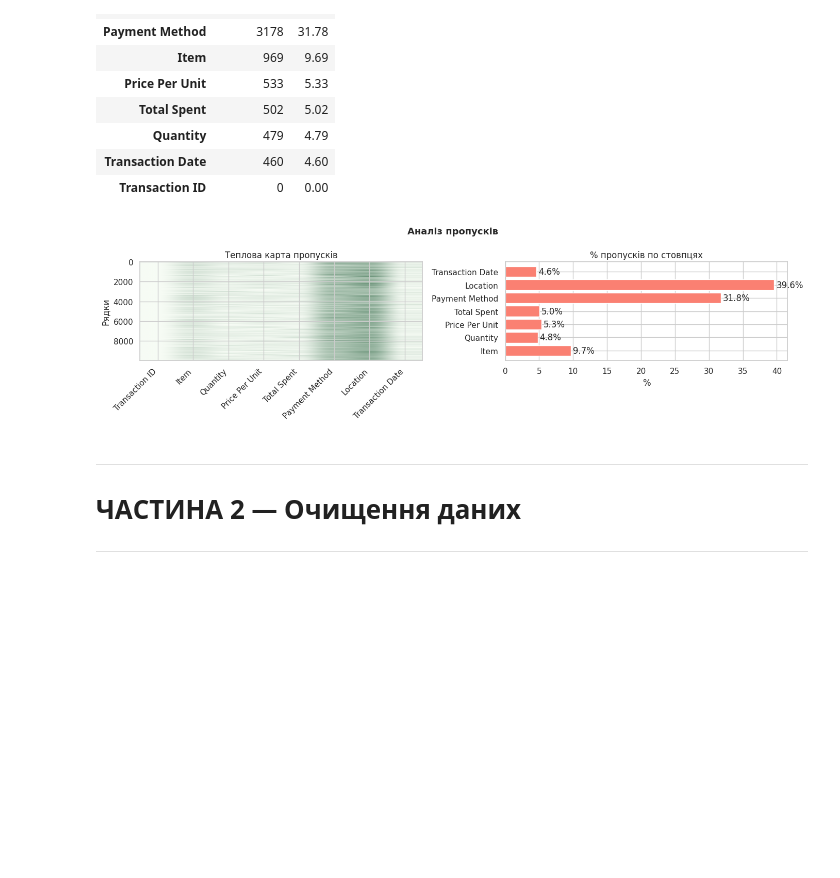
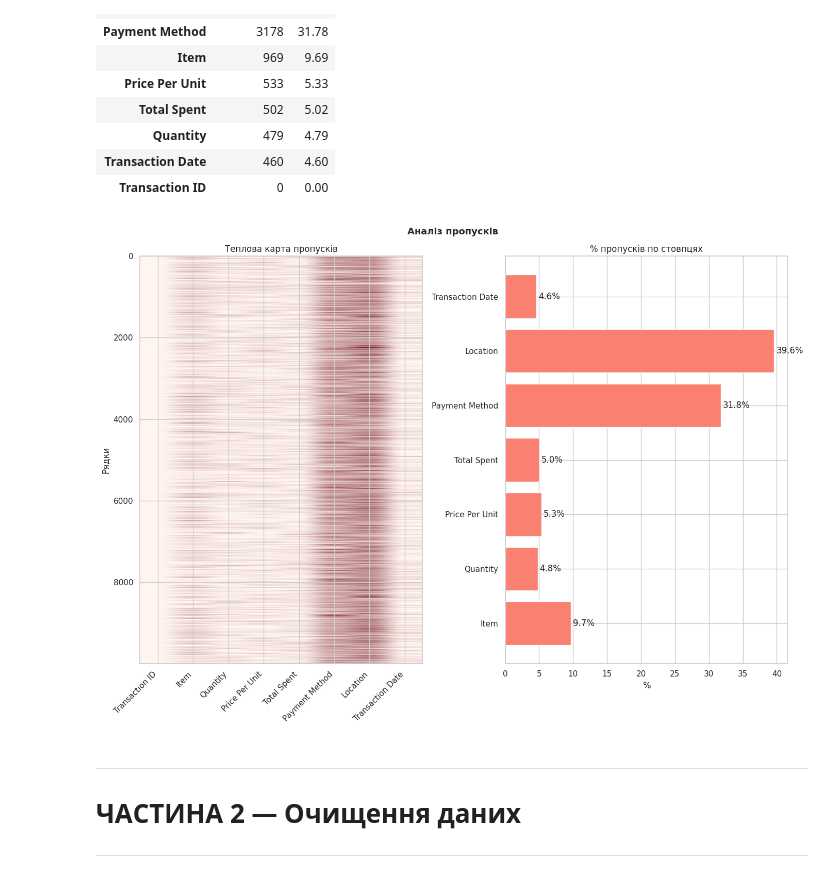
Before and after one commit to T-Svitlichna/DTA_Python, a Jupyter notebook: HomeWork/21062026_Clean_new_cafe_eda_workbook_version2.ipynb, the cells around one changed output. Drawn from its saved outputs; the diff is of its cells as text; code cells hidden in the pictures; blank space fills up the shorter version.

```diff
--- a/HomeWork/21062026_Clean_new_cafe_eda_workbook_version2.ipynb
+++ b/HomeWork/21062026_Clean_new_cafe_eda_workbook_version2.ipynb
@@ -154,7 +154,7 @@ print(f'Рядків після видалення: {len(df)}')
 # %%
 
 # 0.1 пошук варіантів брудних значень (з брудними значеннями загальгий відсоток  пропусків був 8,53%)
-dirty = ["ERROR", "UNKNOWN", "UNK", "N/A", "?", "-", "NONE", "NULL"]
+dirty = ["ERROR", "UNKNOWN", "UNK", "N/A", "?", "-", ""," " "NONE", "NULL"]
 
 for col in ['Transaction ID', 'Item', 'Quantity', 'Price Per Unit', 'Total Spent',
             'Payment Method', 'Location', 'Transaction Date']:
@@ -229,28 +235,28 @@ missing_df.sort_values(by='%', ascending=False)
 # %%
 # Крок 4: візуалізація пропусків
 
-fig, axes = plt.subplots(1, 2, figsize=(14, 4))
+fig, axes = plt.subplots(1, 2, figsize=(14, 10))
 fig.suptitle('Аналіз пропусків', fontsize=13, fontweight='bold')
 
 # Графік 1: Heatmap пропусків
-axes[0].imshow(df.isnull(), aspect='auto', cmap='Greens')
+axes[0].imshow(df.isnull(), aspect='auto', cmap='Reds')
 axes[0].set_title('Теплова карта пропусків')
 axes[0].set_xticks(range(len(df.columns)))
 axes[0].set_xticklabels(df.columns, rotation=45, ha='right')
 axes[0].set_ylabel('Рядки')
 
 # Графік 2: Horizontal bar chart — % пропусків по колонках
 missing_pct_filtered = missing_df[missing_df['Пропусків'] > 0]['%']
 axes[1].barh(missing_pct_filtered.index, missing_pct_filtered.values, color='salmon')
 axes[1].set_title('% пропусків по стовпцях')
 axes[1].set_xlabel('%')
 for i, v in enumerate(missing_pct_filtered.values):
     axes[1].text(v + 0.3, i, f'{v:.1f}%', va='center')
 
 plt.tight_layout()
 plt.show()
 # %% [output]
-[figure, old version]
+[figure, new version]
 # %% [markdown]
 ---
 # ЧАСТИНА 2 — Очищення даних
```
Also changed, not shown: parts of 10 cells of this notebook.
